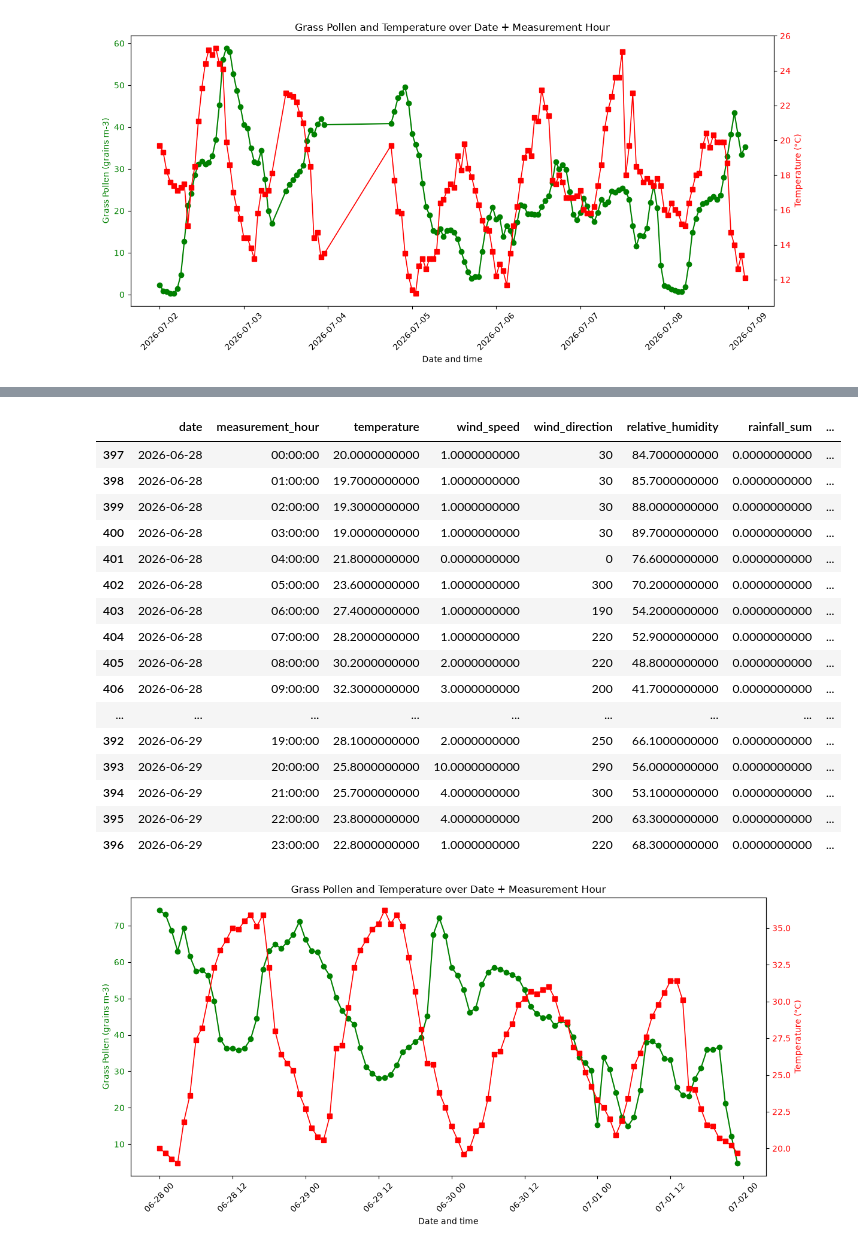
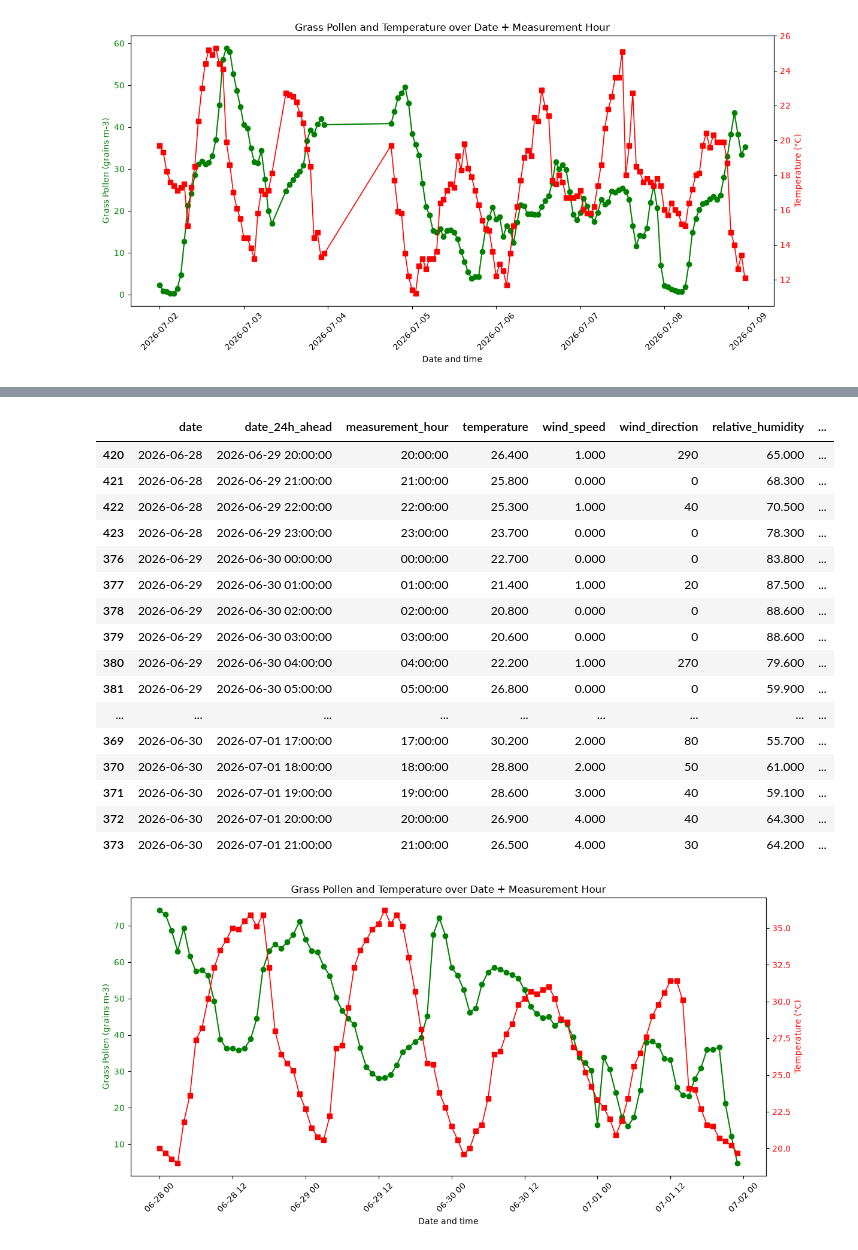
Before and after one commit to esmartty/Aqi_forecast, a Jupyter notebook: polen_analysis.ipynb, the cells around one changed output, grey strips where cells are left out. Drawn from its saved outputs; the diff is of its cells as text; code cells hidden in the pictures.

```diff
--- a/polen_analysis.ipynb
+++ b/polen_analysis.ipynb
@@ -11,7 +11,7 @@ import db_config
 from db_config import get_database_url, get_database_render_url
 from sqlalchemy import create_engine
 # %%
-pd.set_option('display.float_format', '{:.10f}'.format)
+pd.set_option('display.float_format', '{:.3f}'.format)
 # %%
 engine_local = create_engine(get_database_url(), pool_pre_ping=True)
 df = pd.read_sql(
@@ -234,9 +234,8 @@ pressure                    float64
 dtype: object
 # %%
 df_synop['date'] = pd.to_datetime(df_synop['date'], format='%Y-%m-%d')
-df_synop['measurement_hour'] = (
-    df_synop['measurement_hour']
-    .apply(lambda h: pd.Timestamp('2000-01-01') + pd.to_timedelta(h, unit='h'))
-    .dt.time
-)
+df_synop['measurement_hour_dt'] = df_synop['date'] + pd.to_timedelta(df_synop['measurement_hour'], unit='h')
+df_synop['measurement_hour'] = df_synop['measurement_hour_dt'].dt.time
+
+df_synop['date_24h_ahead'] = df_synop['measurement_hour_dt'] + pd.Timedelta(hours=24)
 # %%
@@ -251,4 +261,4 @@ df_synop.head()
 # %%
-df_synop_filtered = df_synop[['date', 'measurement_hour', 'temperature', 'wind_speed', 'wind_direction', 'relative_humidity', 'rainfall_sum', 'pressure']].copy()
+df_synop_filtered = df_synop[['date', 'date_24h_ahead', 'measurement_hour', 'temperature', 'wind_speed', 'wind_direction', 'relative_humidity', 'rainfall_sum', 'pressure']].copy()
 df_synop_filtered.head()
 # %% [output]
@@ -457,25 +522,25 @@ plt.show()
 # %%
 df_merged_from_date_range_3 = df_merged[(df_merged['date'] >= '2026-06-28') & (df_merged['date'] < '2026-07-02')].copy()
 plot_df_3 = df_merged_from_date_range_3.sort_values(['date', 'measurement_hour'])
-plot_df_3.head(48)
+plot_df_3[20:70]
 # %% [output]
-|  | date | measurement_hour | temperature | wind_speed | wind_direction | relative_humidity | rainfall_sum | ... |
-| 397 | 2026-06-28 | 00:00:00 | 20.0000000000 | 1.0000000000 | 30 | 84.7000000000 | 0.0000000000 | ... |
-| 398 | 2026-06-28 | 01:00:00 | 19.7000000000 | 1.0000000000 | 30 | 85.7000000000 | 0.0000000000 | ... |
-| 399 | 2026-06-28 | 02:00:00 | 19.3000000000 | 1.0000000000 | 30 | 88.0000000000 | 0.0000000000 | ... |
-| 400 | 2026-06-28 | 03:00:00 | 19.0000000000 | 1.0000000000 | 30 | 89.7000000000 | 0.0000000000 | ... |
-| 401 | 2026-06-28 | 04:00:00 | 21.8000000000 | 0.0000000000 | 0 | 76.6000000000 | 0.0000000000 | ... |
-| 402 | 2026-06-28 | 05:00:00 | 23.6000000000 | 1.0000000000 | 300 | 70.2000000000 | 0.0000000000 | ... |
-| 403 | 2026-06-28 | 06:00:00 | 27.4000000000 | 1.0000000000 | 190 | 54.2000000000 | 0.0000000000 | ... |
-| 404 | 2026-06-28 | 07:00:00 | 28.2000000000 | 1.0000000000 | 220 | 52.9000000000 | 0.0000000000 | ... |
-| 405 | 2026-06-28 | 08:00:00 | 30.2000000000 | 2.0000000000 | 220 | 48.8000000000 | 0.0000000000 | ... |
-| 406 | 2026-06-28 | 09:00:00 | 32.3000000000 | 3.0000000000 | 200 | 41.7000000000 | 0.0000000000 | ... |
+|  | date | date_24h_ahead | measurement_hour | temperature | wind_speed | wind_direction | relative_humidity | ... |
+| 420 | 2026-06-28 | 2026-06-29 20:00:00 | 20:00:00 | 26.400 | 1.000 | 290 | 65.000 | ... |
+| 421 | 2026-06-28 | 2026-06-29 21:00:00 | 21:00:00 | 25.800 | 0.000 | 0 | 68.300 | ... |
+| 422 | 2026-06-28 | 2026-06-29 22:00:00 | 22:00:00 | 25.300 | 1.000 | 40 | 70.500 | ... |
+| 423 | 2026-06-28 | 2026-06-29 23:00:00 | 23:00:00 | 23.700 | 0.000 | 0 | 78.300 | ... |
+| 376 | 2026-06-29 | 2026-06-30 00:00:00 | 00:00:00 | 22.700 | 0.000 | 0 | 83.800 | ... |
+| 377 | 2026-06-29 | 2026-06-30 01:00:00 | 01:00:00 | 21.400 | 1.000 | 20 | 87.500 | ... |
+| 378 | 2026-06-29 | 2026-06-30 02:00:00 | 02:00:00 | 20.800 | 0.000 | 0 | 88.600 | ... |
+| 379 | 2026-06-29 | 2026-06-30 03:00:00 | 03:00:00 | 20.600 | 0.000 | 0 | 88.600 | ... |
+| 380 | 2026-06-29 | 2026-06-30 04:00:00 | 04:00:00 | 22.200 | 1.000 | 270 | 79.600 | ... |
+| 381 | 2026-06-29 | 2026-06-30 05:00:00 | 05:00:00 | 26.800 | 0.000 | 0 | 59.900 | ... |
 | ... | ... | ... | ... | ... | ... | ... | ... | ... |
-| 392 | 2026-06-29 | 19:00:00 | 28.1000000000 | 2.0000000000 | 250 | 66.1000000000 | 0.0000000000 | ... |
-| 393 | 2026-06-29 | 20:00:00 | 25.8000000000 | 10.0000000000 | 290 | 56.0000000000 | 0.0000000000 | ... |
-| 394 | 2026-06-29 | 21:00:00 | 25.7000000000 | 4.0000000000 | 300 | 53.1000000000 | 0.0000000000 | ... |
-| 395 | 2026-06-29 | 22:00:00 | 23.8000000000 | 4.0000000000 | 200 | 63.3000000000 | 0.0000000000 | ... |
-| 396 | 2026-06-29 | 23:00:00 | 22.8000000000 | 1.0000000000 | 220 | 68.3000000000 | 0.0000000000 | ... |
+| 369 | 2026-06-30 | 2026-07-01 17:00:00 | 17:00:00 | 30.200 | 2.000 | 80 | 55.700 | ... |
+| 370 | 2026-06-30 | 2026-07-01 18:00:00 | 18:00:00 | 28.800 | 2.000 | 50 | 61.000 | ... |
+| 371 | 2026-06-30 | 2026-07-01 19:00:00 | 19:00:00 | 28.600 | 3.000 | 40 | 59.100 | ... |
+| 372 | 2026-06-30 | 2026-07-01 20:00:00 | 20:00:00 | 26.900 | 4.000 | 40 | 64.300 | ... |
+| 373 | 2026-06-30 | 2026-07-01 21:00:00 | 21:00:00 | 26.500 | 4.000 | 30 | 64.200 | ... |
 # %%
 data_1 = plot_df_3['grass_pollen']
 data_2 = plot_df_3['temperature']
```
Also changed, not shown: parts of 11 cells of this notebook.
